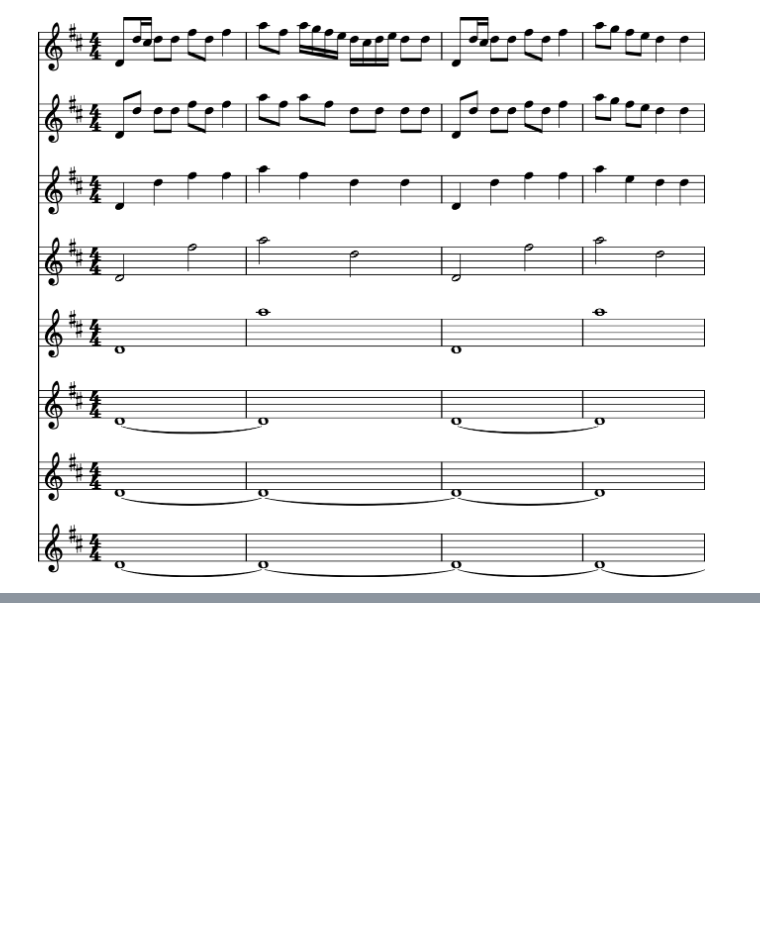
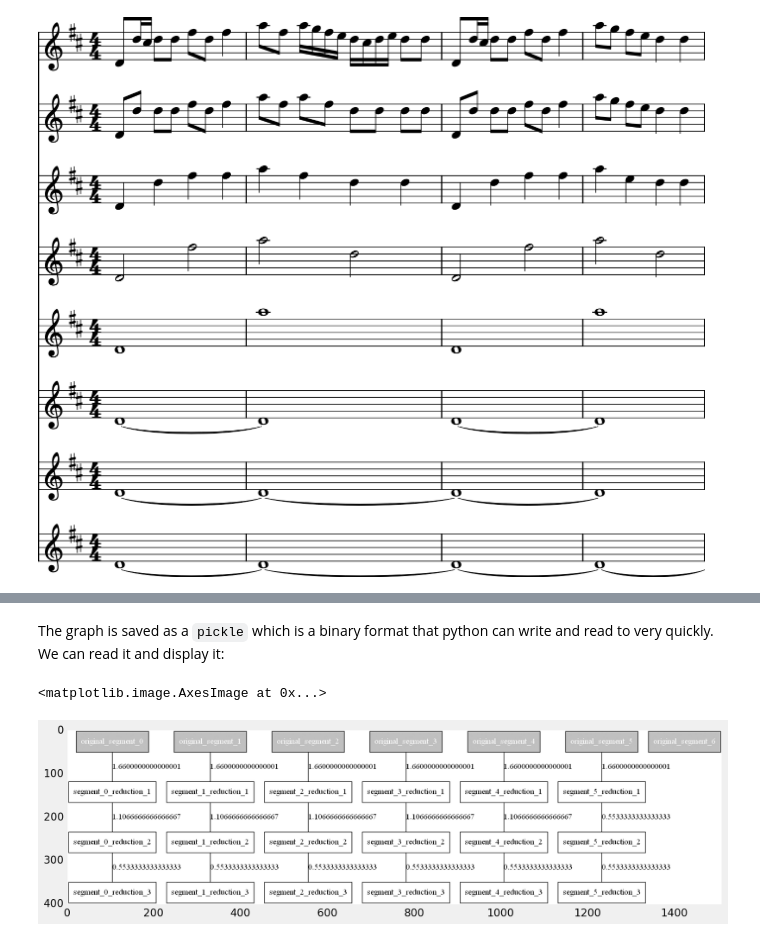
Before and after one commit to jamesb456/final-year-project, a Jupyter notebook: demo.ipynb, the cells around one changed output, grey strips where cells are left out. Saved outputs shown, nothing was run; the diff lists cells and outputs as text; code cells hidden in the pictures; blank space fills up the shorter version.

```diff
--- a/demo.ipynb
+++ b/demo.ipynb
@@ -96,0 +123,18 @@ full_reduction.show()
+# %% [markdown]
+The graph is saved as a `pickle` which is a binary format that python can write and read to very quickly. We can read it and display it:
+# %%
+import pickle
+import matplotlib.image as mpimg
+
+graph_path = "mid/generated/graph/demo/Twinkle_Twinkle_little_star/graph.gpickle"
+with open(graph_path,"rb") as handle:
+    graph = pickle.load(handle)
+
+graph.draw(path="example_output/demo_graph.png")
+graph_img = mpimg.imread("example_output/demo_graph.png")
+
+plt.rcParams["axes.grid"] = False
+plt.imshow(graph_img)
+# %% [output]
+<matplotlib.image.AxesImage at 0x...>
+[figure, added]
```
Also changed, not shown: parts of 17 cells of this notebook, 15 other files.
